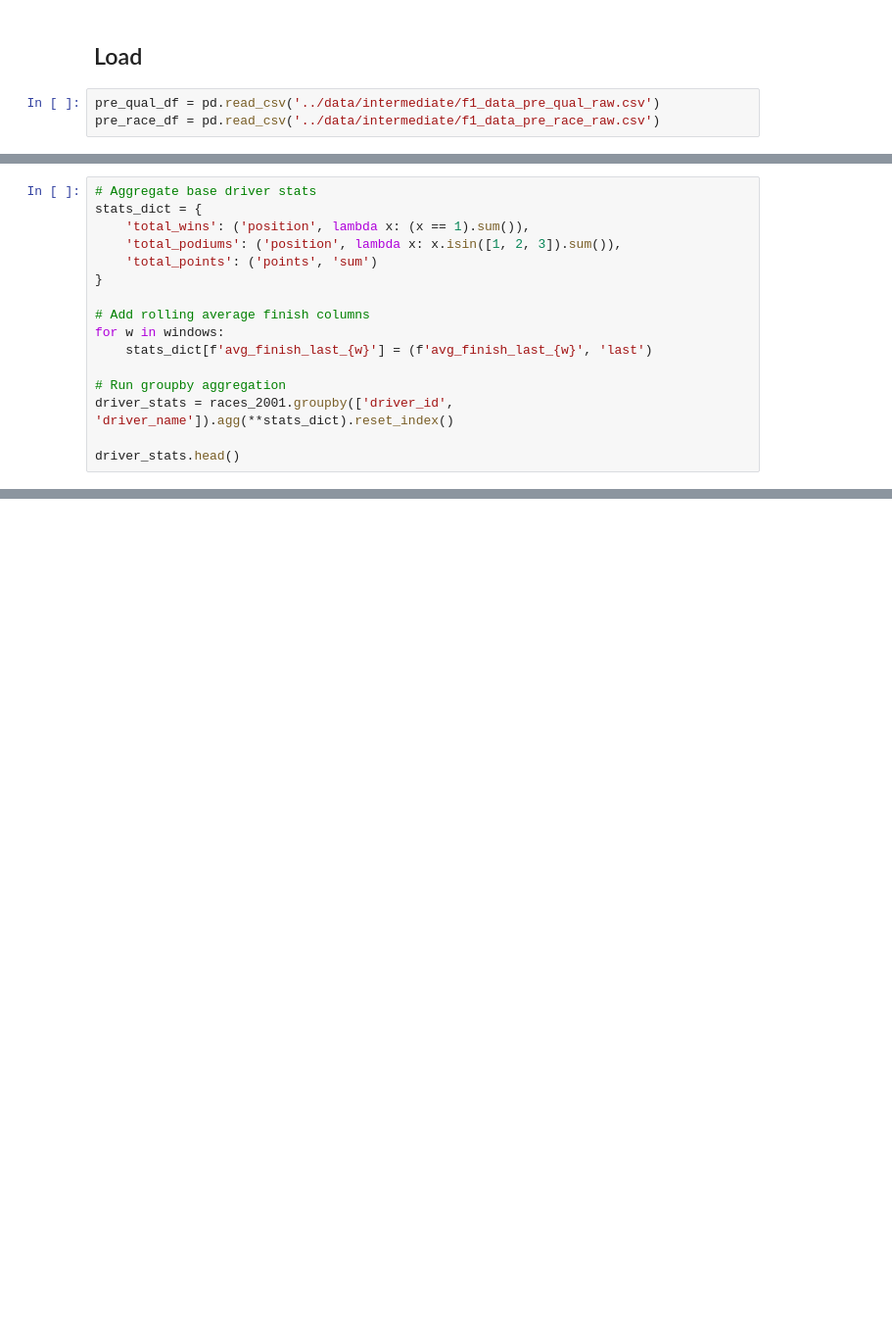
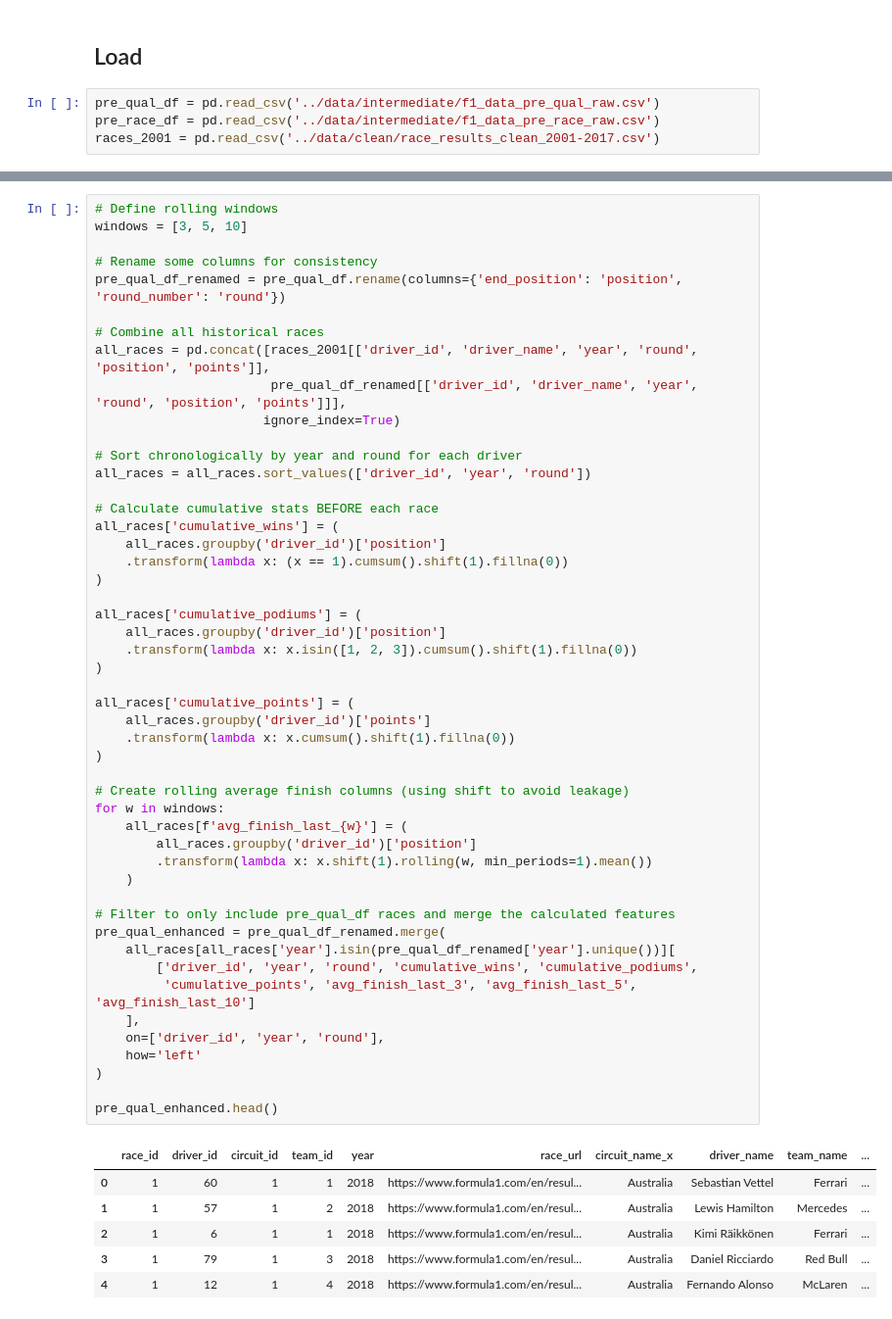
Before and after one commit to JackRWilson/Formula-1-Predictions-Project, a Jupyter notebook: notebooks/data_cleaning.ipynb, the cells around one changed output, grey strips where cells are left out. Shown at 98% size. Saved outputs shown, nothing was run; the diff lists cells and outputs as text; blank space fills up the shorter version.

Commit message:
Imputed data uses pre-race averages

```diff
--- a/notebooks/data_cleaning.ipynb
+++ b/notebooks/data_cleaning.ipynb
@@ -2365,3 +2365,4 @@ f1_data_mr4.to_csv('../data/intermediate/f1_data_pre_race_raw.csv', encoding='ut
 # %%
 pre_qual_df = pd.read_csv('../data/intermediate/f1_data_pre_qual_raw.csv')
 pre_race_df = pd.read_csv('../data/intermediate/f1_data_pre_race_raw.csv')
+races_2001 = pd.read_csv('../data/clean/race_results_clean_2001-2017.csv')
@@ -2393,16 +2372,0 @@ races_2001.head()
-# %%
-# Aggregate base driver stats
-stats_dict = {
-    'total_wins': ('position', lambda x: (x == 1).sum()),
-    'total_podiums': ('position', lambda x: x.isin([1, 2, 3]).sum()),
-    'total_points': ('points', 'sum')
-}
-
-# Add rolling average finish columns
-for w in windows:
-    stats_dict[f'avg_finish_last_{w}'] = (f'avg_finish_last_{w}', 'last')
-
-# Run groupby aggregation
-driver_stats = races_2001.groupby(['driver_id', 'driver_name']).agg(**stats_dict).reset_index()
-
-driver_stats.head()
@@ -2417,0 +2373,56 @@ driver_stats.head()
+# %%
+# Define rolling windows
+windows = [3, 5, 10]
+
+# Rename some columns for consistency
+pre_qual_df_renamed = pre_qual_df.rename(columns={'end_position': 'position', 'round_number': 'round'})
+
+# Combine all historical races
+all_races = pd.concat([races_2001[['driver_id', 'driver_name', 'year', 'round', 'position', 'points']],
+                       pre_qual_df_renamed[['driver_id', 'driver_name', 'year', 'round', 'position', 'points']]],
+                      ignore_index=True)
+
+# Sort chronologically by year and round for each driver
+all_races = all_races.sort_values(['driver_id', 'year', 'round'])
+
+# Calculate cumulative stats BEFORE each race
+all_races['cumulative_wins'] = (
+    all_races.groupby('driver_id')['position']
+    .transform(lambda x: (x == 1).cumsum().shift(1).fillna(0))
+)
+
+all_races['cumulative_podiums'] = (
+    all_races.groupby('driver_id')['position']
+    .transform(lambda x: x.isin([1, 2, 3]).cumsum().shift(1).fillna(0))
+)
+
+all_races['cumulative_points'] = (
+    all_races.groupby('driver_id')['points']
+    .transform(lambda x: x.cumsum().shift(1).fillna(0))
+)
+
+# Create rolling average finish columns (using shift to avoid leakage)
+for w in windows:
+    all_races[f'avg_finish_last_{w}'] = (
+        all_races.groupby('driver_id')['position']
+        .transform(lambda x: x.shift(1).rolling(w, min_periods=1).mean())
+    )
+
+# Filter to only include pre_qual_df races and merge the calculated features
+pre_qual_enhanced = pre_qual_df_renamed.merge(
+    all_races[all_races['year'].isin(pre_qual_df_renamed['year'].unique())][
+        ['driver_id', 'year', 'round', 'cumulative_wins', 'cumulative_podiums',
+         'cumulative_points', 'avg_finish_last_3', 'avg_finish_last_5', 'avg_finish_last_10']
+    ],
+    on=['driver_id', 'year', 'round'],
+    how='left'
+)
+
+pre_qual_enhanced.head()
+# %% [output]
+|  | race_id | driver_id | circuit_id | team_id | year | race_url | circuit_name_x | driver_name | team_name | ... |
+| 0 | 1 | 60 | 1 | 1 | 2018 | https://www.formula1.com/en/resul... | Australia | Sebastian Vettel | Ferrari | ... |
+| 1 | 1 | 57 | 1 | 2 | 2018 | https://www.formula1.com/en/resul... | Australia | Lewis Hamilton | Mercedes | ... |
+| 2 | 1 | 6 | 1 | 1 | 2018 | https://www.formula1.com/en/resul... | Australia | Kimi Räikkönen | Ferrari | ... |
+| 3 | 1 | 79 | 1 | 3 | 2018 | https://www.formula1.com/en/resul... | Australia | Daniel Ricciardo | Red Bull | ... |
+| 4 | 1 | 12 | 1 | 4 | 2018 | https://www.formula1.com/en/resul... | Australia | Fernando Alonso | McLaren | ... |
```
Also changed, not shown: parts of 7 cells of this notebook, 2 other files.
